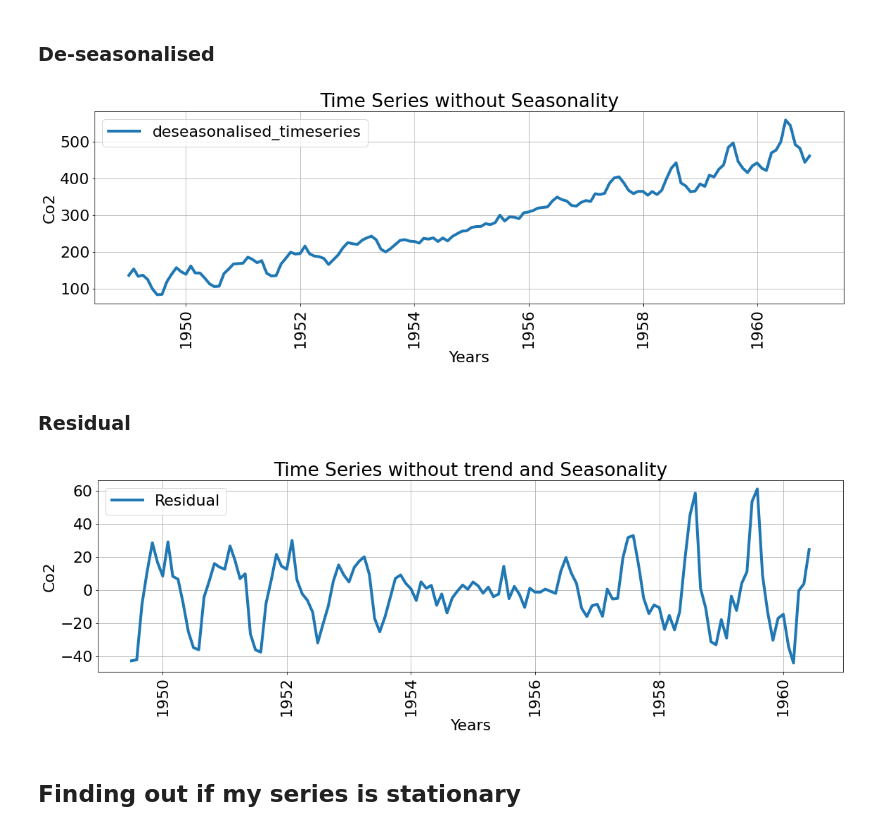
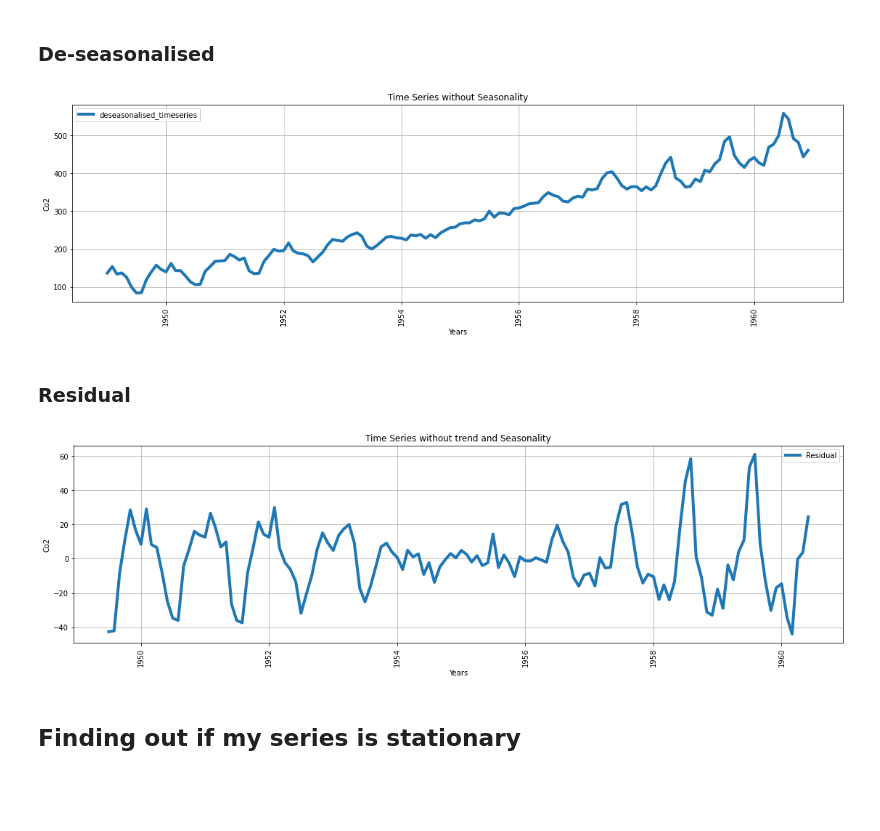
Before and after one commit to ThierrryScotto/Air-Passengers-2.0, a Jupyter notebook: Air_Passengers_2_0.ipynb, the cells around one changed output. Drawn from its saved outputs; the diff is of its cells as text; code cells hidden in the pictures; blank space fills up the shorter version.

```diff
--- a/Air_Passengers_2_0.ipynb
+++ b/Air_Passengers_2_0.ipynb
@@ -216,25 +215,23 @@ plt.show()
 # %%
 dataset_de_seasonalised = dataset['Passengers'] - result.seasonal
 
 plt.figure(figsize=(19,5))
-plt.rcParams.update({'font.size': 22})
 plt.grid()
 plt.plot(dataset.index, dataset_de_seasonalised, marker='', linestyle='-', label='deseasonalised_timeseries', linewidth=4)
 plt.title("Time Series without Seasonality")
 plt.xlabel("Years")
 plt.ylabel("Co2")
 plt.xticks(rotation=90)
 plt.legend()
 plt.show()
 # %% [output]
-[figure, old version]
+[figure, new version]
 # %% [markdown]
 ### Residual
 # %%
 dataset_residuals = dataset['Passengers'] - result.trend - result.seasonal
 
 plt.figure(figsize=(19,5))
-# plt.rcParams.update({'font.size': 22})
 plt.grid()
 plt.plot(dataset.index, dataset_residuals, marker='', linestyle='-', label='Residual', linewidth=4)
 plt.title("Time Series without trend and Seasonality")
@@ -244,7 +241,7 @@ plt.xticks(rotation=90)
 plt.legend()
 plt.show()
 # %% [output]
-[figure, old version]
+[figure, new version]
 # %% [markdown]
 ## Finding out if my series is stationary
 # %% [markdown]
```
Also changed, not shown: parts of 17 cells of this notebook.
